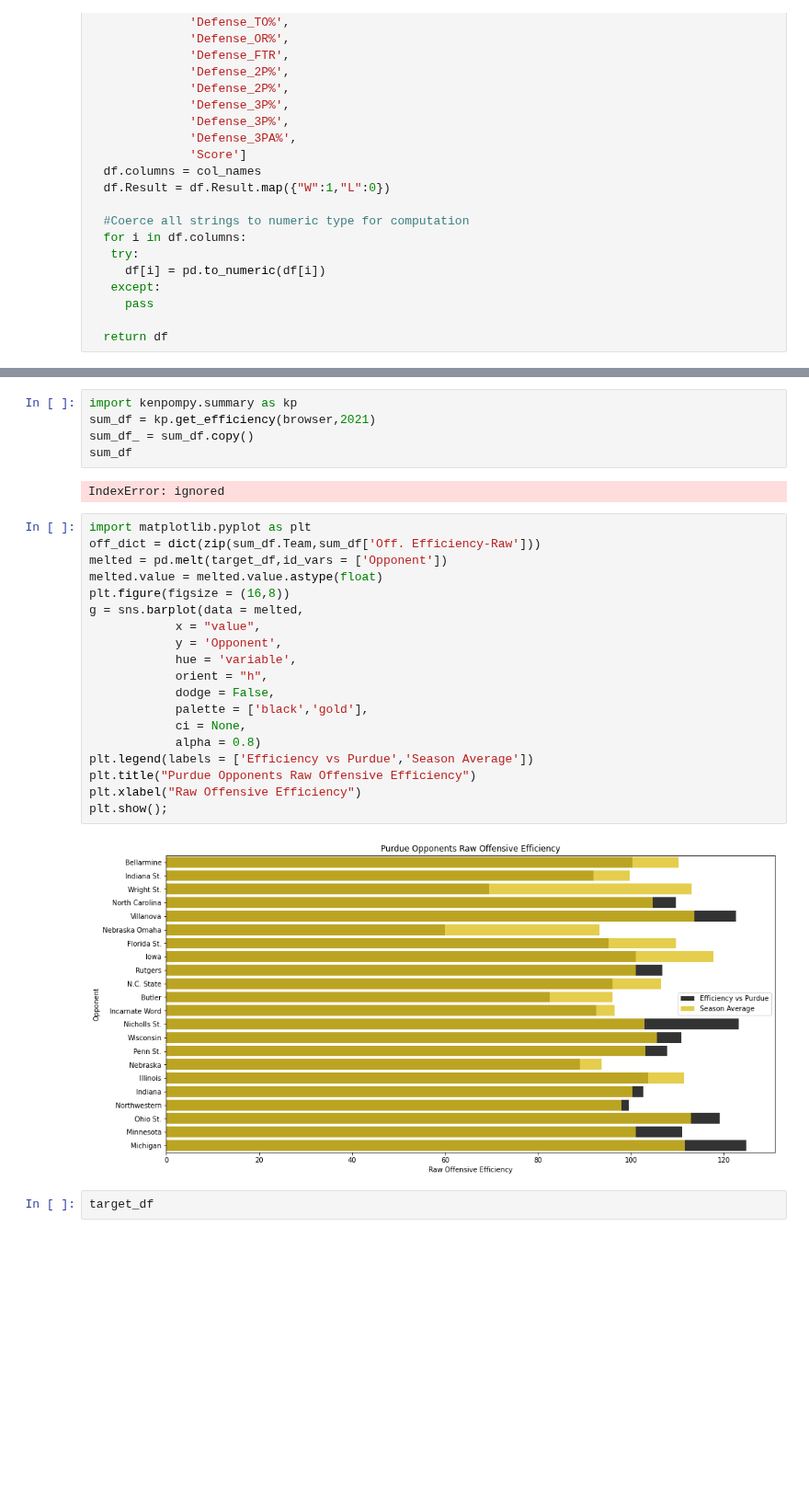
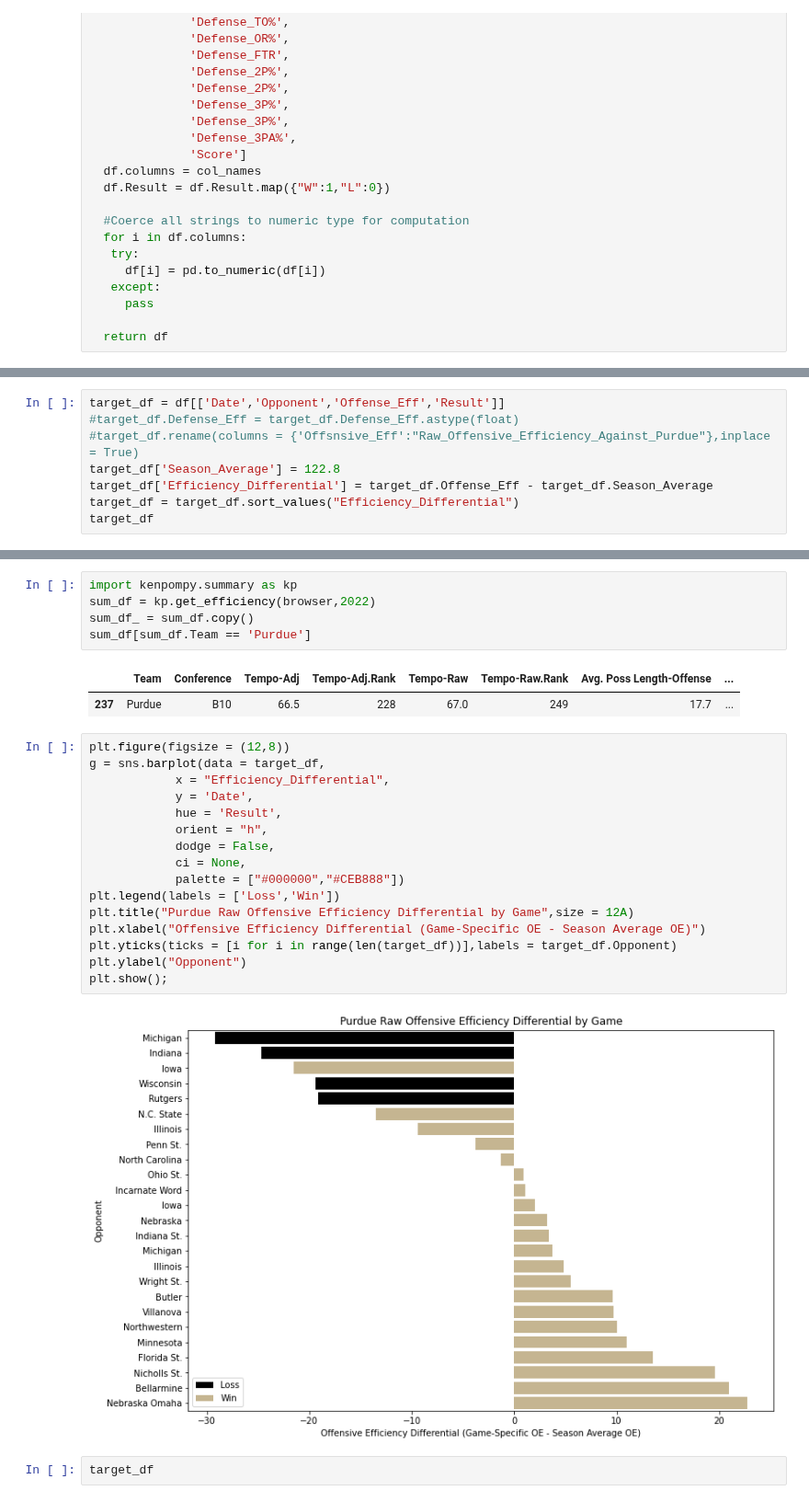
Before and after one commit to fmathews11/College_Basketball_Functions, a Jupyter notebook: Pulling_Gameplan_From_Kenpom.ipynb, the cells around one changed output, grey strips where cells are left out. Shown at 92% size. Saved outputs shown, nothing was run; the diff lists cells and outputs as text; blank space fills up the shorter version.

```diff
--- a/Pulling_Gameplan_From_Kenpom.ipynb
+++ b/Pulling_Gameplan_From_Kenpom.ipynb
@@ -146,0 +84,8 @@ See the caveats in the documentation: https://pandas.pydata.org/pandas-docs/stab
+# %%
+target_df = df[['Date','Opponent','Offense_Eff','Result']]
+#target_df.Defense_Eff = target_df.Defense_Eff.astype(float)
+#target_df.rename(columns = {'Offsnsive_Eff':"Raw_Offensive_Efficiency_Against_Purdue"},inplace = True)
+target_df['Season_Average'] = 122.8
+target_df['Efficiency_Differential'] = target_df.Offense_Eff - target_df.Season_Average
+target_df = target_df.sort_values("Efficiency_Differential")
+target_df
@@ -147,31 +110,29 @@ See the caveats in the documentation: https://pandas.pydata.org/pandas-docs/stab
 # %%
 import kenpompy.summary as kp
-sum_df = kp.get_efficiency(browser,2021)
+sum_df = kp.get_efficiency(browser,2022)
 sum_df_ = sum_df.copy()
-sum_df
+sum_df[sum_df.Team == 'Purdue']
 # %% [output]
-IndexError: ignored
+|  | Team | Conference | Tempo-Adj | Tempo-Adj.Rank | Tempo-Raw | Tempo-Raw.Rank | Avg. Poss Length-Offense | ... |
+| 237 | Purdue | B10 | 66.5 | 228 | 67.0 | 249 | 17.7 | ... |
-# %%
-import matplotlib.pyplot as plt
-off_dict = dict(zip(sum_df.Team,sum_df['Off. Efficiency-Raw']))
-melted = pd.melt(target_df,id_vars = ['Opponent'])
-melted.value = melted.value.astype(float)
-plt.figure(figsize = (16,8))
-g = sns.barplot(data = melted,
-            x = "value",
-            y = 'Opponent',
-            hue = 'variable',
-            orient = "h",
-            dodge = False,
-            palette = ['black','gold'],
-            ci = None,
-            alpha = 0.8)
-plt.legend(labels = ['Efficiency vs Purdue','Season Average'])
-plt.title("Purdue Opponents Raw Offensive Efficiency")
-plt.xlabel("Raw Offensive Efficiency")
-plt.show();
-# %% [output]
-[figure, removed]
+# %%
+plt.figure(figsize = (12,8))
+g = sns.barplot(data = target_df,
+            x = "Efficiency_Differential",
+            y = 'Date',
+            hue = 'Result',
+            orient = "h",
+            dodge = False,
+            ci = None,
+            palette = ["#000000","#CEB888"])
+plt.legend(labels = ['Loss','Win'])
+plt.title("Purdue Raw Offensive Efficiency Differential by Game",size = 12A)
+plt.xlabel("Offensive Efficiency Differential (Game-Specific OE - Season Average OE)")
+plt.yticks(ticks = [i for i in range(len(target_df))],labels = target_df.Opponent)
+plt.ylabel("Opponent")
+plt.show();
+# %% [output]
+[figure, added]
 # %%
 target_df
 # %% [output]
```
Also changed, not shown: parts of 6 cells of this notebook.
